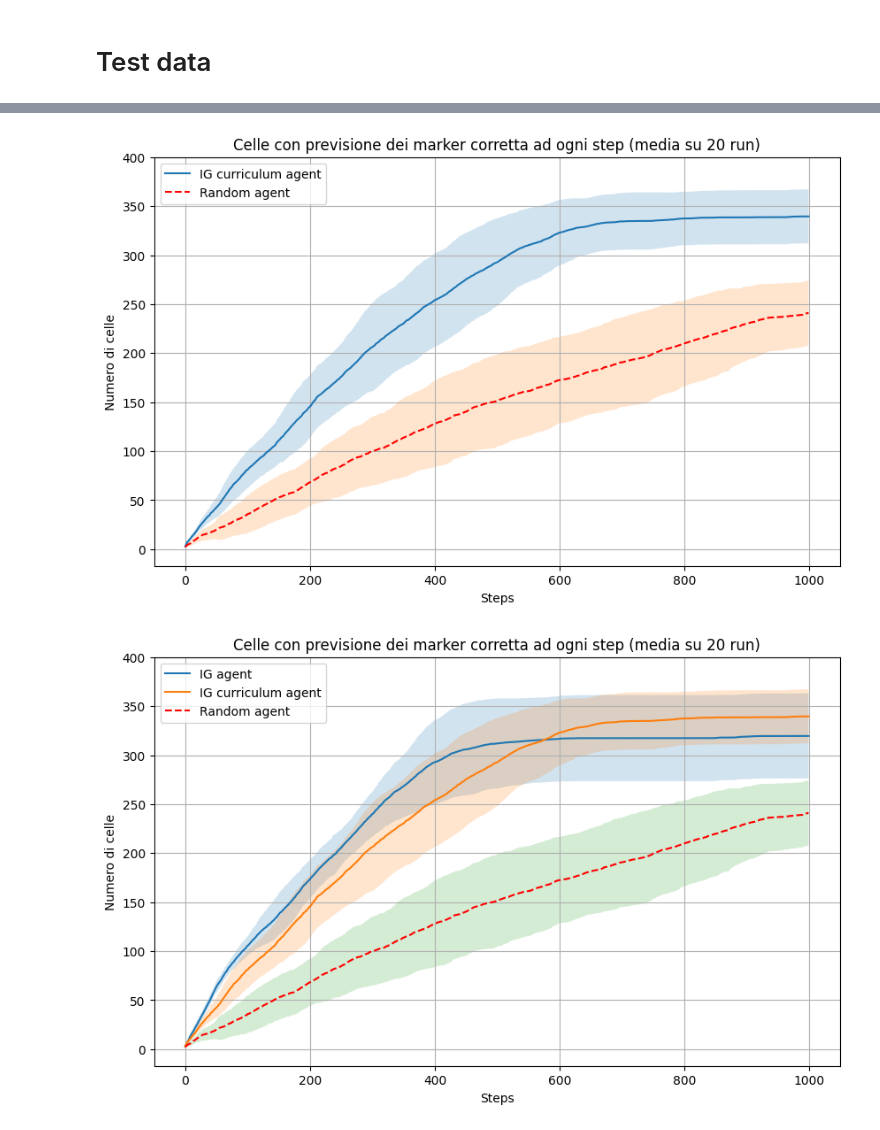
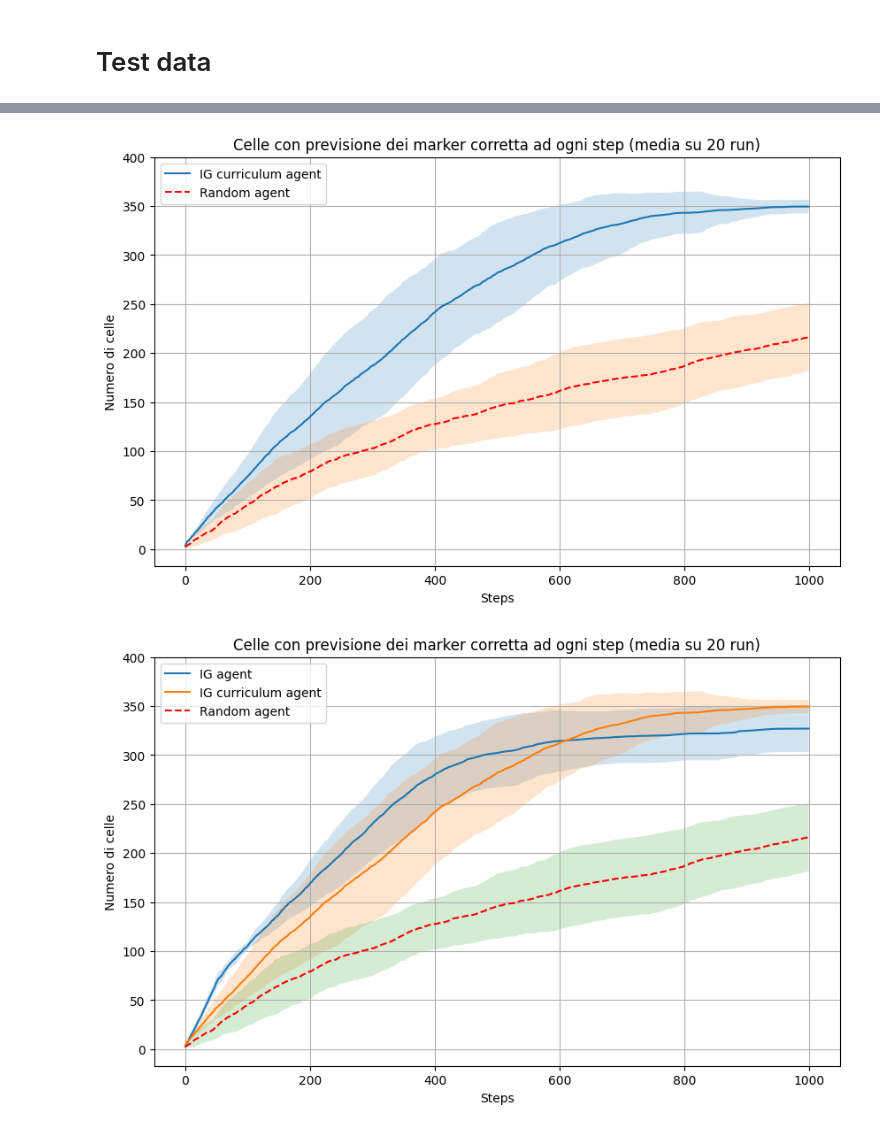
Before and after one commit to Emamasi-uni/explorationRL, a Jupyter notebook: results.ipynb, the cells around one changed output, grey strips where cells are left out. Saved outputs shown, nothing was run; the diff lists cells and outputs as text; code cells hidden in the pictures.

```diff
--- a/results.ipynb
+++ b/results.ipynb
@@ -129,13 +129,13 @@ plot_metrics(train_data_policy_ig_curriculum,
 # %% [markdown]
 # Test data
 # %%
-test_data_entropy = read_dict(file_path=f"./data/policy1_entropy/test_data_entropy_2025-02-21_13-24-52.json")
-test_data_loss = read_dict(file_path=f"./data/policy1_loss/test_data_loss_2025-02-21_13-43-43.json")
-test_data_random = read_dict(file_path=f"./data/policy1_random/test_data_random_2025-02-21_14-00-16.json")
-test_data_ig_reward = read_dict(file_path=f"./data/policy2_ig_reward/test_data_ig_reward_2025-02-22_14-15-42.json")
+test_data_entropy = read_dict(file_path=f"./data/policy1_entropy/test_data_entropy_2025-03-07_11-26-17.json")
+test_data_loss = read_dict(file_path=f"./data/policy1_loss/test_data_loss_2025-03-07_11-43-05.json")
+test_data_random = read_dict(file_path=f"./data/policy1_random/test_data_random_2025-03-07_11-58-43.json")
+test_data_ig_reward = read_dict(file_path=f"./data/policy2_ig_reward/test_data_ig_reward_2025-03-07_12-16-33.json")
 test_data_ig_reward_curriculum = read_dict(file_path=f"./data/policy2_ig_reward_curriculum/test_data_ig_reward_curriculum.json")
-test_data_random_agent = read_dict(file_path=f"./data/random_agent/test_data_random_agent_2025-02-22_14-22-32.json")
-test_data_no_train = read_dict(file_path=f"data/no_train/test_data_no_train_2025-02-21_11-43-39.json")
+test_data_random_agent = read_dict(file_path=f"./data/random_agent/test_data_random_agent_2025-03-07_12-22-49.json")
+test_data_no_train = read_dict(file_path=f"data/no_train/test_data_no_train_2025-03-05_12-03-41.json")
 # %%
 test_data_policy_best_pov = [test_data_entropy['cumulative_rewards_per_run'], test_data_loss['cumulative_rewards_per_run'], test_data_random_agent['cumulative_rewards_per_run']]
 test_data_policy_ig = [test_data_ig_reward['cumulative_rewards_per_run'], test_data_random_agent['cumulative_rewards_per_run']]
@@ -363,4 +363,16 @@ plot_metrics(test_curriculum_vs_policy_best_pov_vs_no_train,
              legend_labels=["IG curriculum agent", "Entropy agent", "Loss agent", "No train agent", "Random agent"],
              marker=None,
              max_y=max_cells)
+
+test = [test_data_no_train['cells_marker_pred_1_mean'], test_data_random_agent['cells_marker_pred_1_mean']]
+test_std = [test_data_no_train['cells_marker_pred_1_std'], test_data_random_agent['cells_marker_pred_1_std']]
+
+plot_metrics(test,
+                data_std=test_std,
+                title="Celle con previsione dei marker corretta ad ogni step (media su 20 run)",
+                ylabel="Numero di celle",
+                xlabel="Steps",
+                legend_labels=["No train agent", "Random agent"],
+                marker=None,
+                max_y=max_cells)
 # %% [output]
@@ -370,2 +382,2 @@ plot_metrics(test_curriculum_vs_policy_best_pov_vs_no_train,
-[figure, old version]
+[figure, new version]
-[figure, old version]
+[figure, new version]
```
Also changed, not shown: parts of 11 cells of this notebook, 14 other files.
